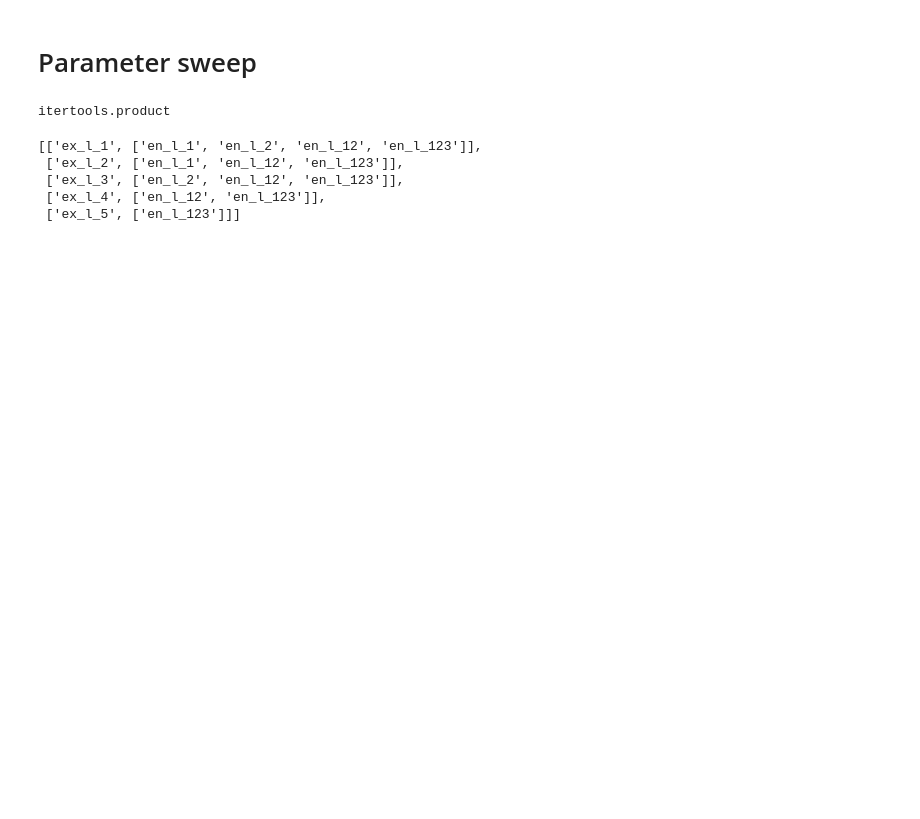
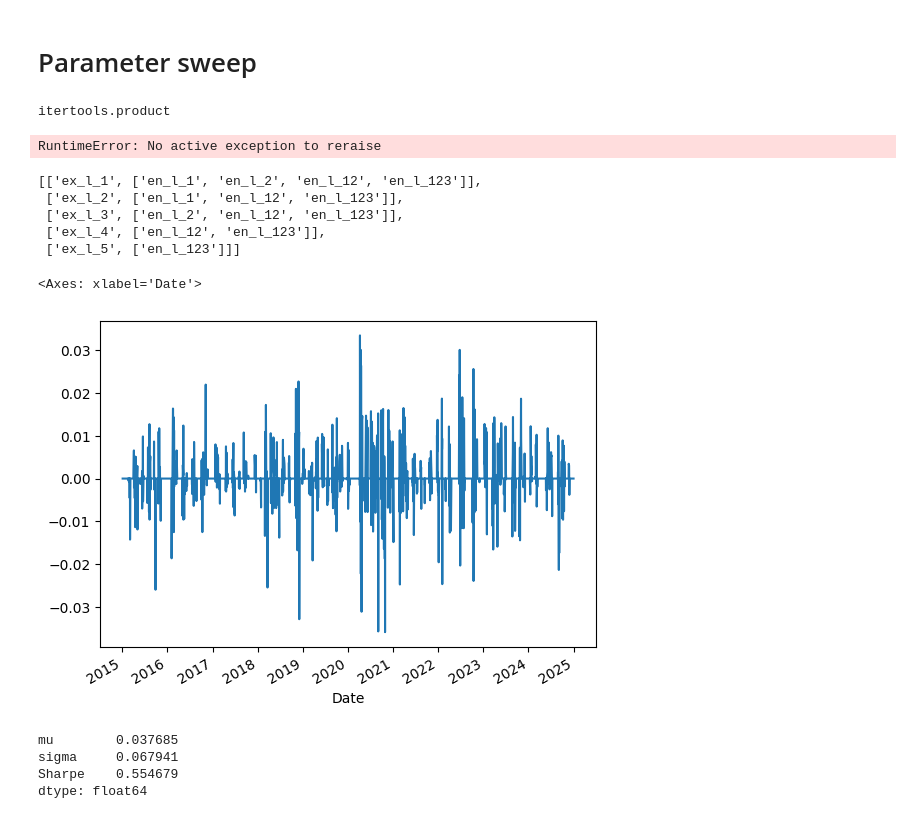
Before and after one commit to Oliver-De-Fusco/6CAP-TA-Code, a Jupyter notebook: main.ipynb, the cells around one changed output. Cells and saved outputs as stored; diff of their text form; code cells hidden in the pictures; blank space fills up the shorter version.

```diff
--- a/main.ipynb
+++ b/main.ipynb
@@ -354,3 +398,7 @@ itertools.product
+# %%
+raise
+# %% [output]
+RuntimeError: No active exception to reraise
 # %%
 # list(jobs)[0][0]
 random.seed(44)
@@ -383,3 +432,15 @@ list((exit) for exit in IchimokuLibrary.STRATEGIES_L)
  ['ex_l_3', ['en_l_2', 'en_l_12', 'en_l_123']],
  ['ex_l_4', ['en_l_12', 'en_l_123']],
  ['ex_l_5', ['en_l_123']]]
+# %%
+IchimokuLibrary.trade(returns, "en_l_1", "ex_l_1", 15, 30, 50).plot()
+# %% [output]
+<Axes: xlabel='Date'>
+[figure, added]
+# %%
+IchimokuLibrary.sharpe_ratio(returns, "en_l_1", "ex_l_1", 15, 30, 50)
+# %% [output]
+mu        0.037685
+sigma     0.067941
+Sharpe    0.554679
+dtype: float64
```
Also changed, not shown: parts of 25 cells of this notebook, 15 other files.
